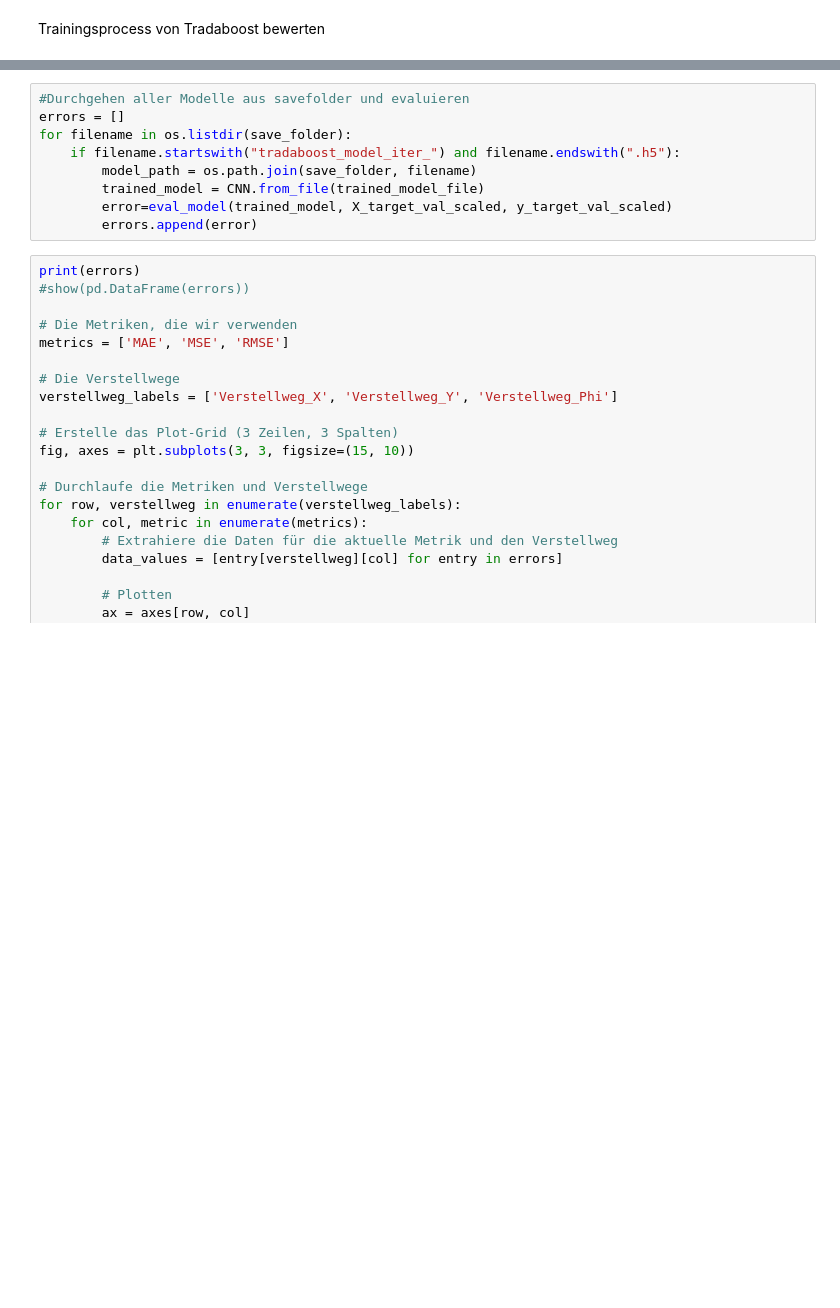
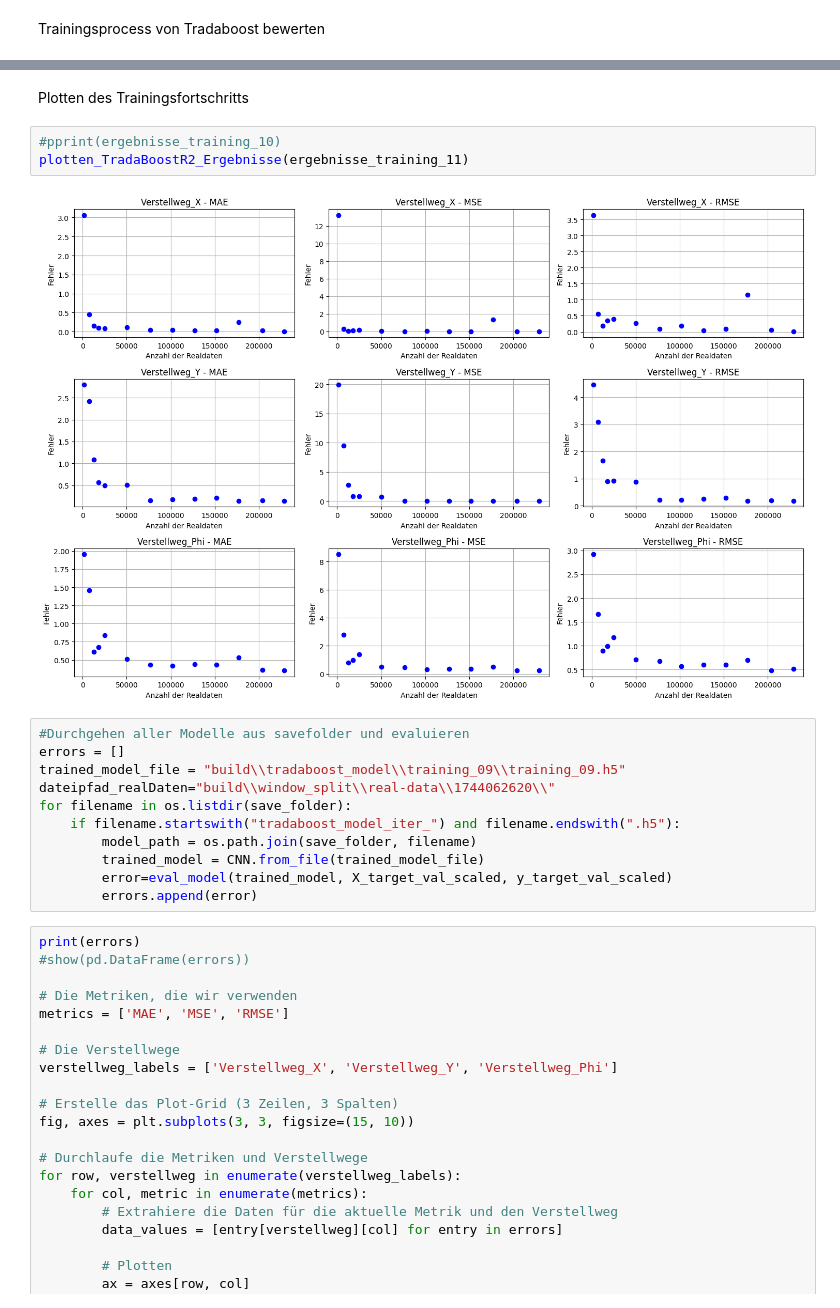
Before and after one commit to dkspindola/adp-machine-learning, a Jupyter notebook: domAdap_TradaBoostR2.ipynb, the cells around one changed output, grey strips where cells are left out. Cells and saved outputs as stored; diff of their text form; blank space fills up the shorter version.

```diff
--- a/domAdap_TradaBoostR2.ipynb
+++ b/domAdap_TradaBoostR2.ipynb
@@ -559,6 +823,15 @@ def eval_model(model, X_val, y_val):
+# %% [markdown]
+Plotten des Trainingsfortschritts
+# %%
+#pprint(ergebnisse_training_10)
+plotten_TradaBoostR2_Ergebnisse(ergebnisse_training_11)
+# %% [output]
+[figure, added]
 # %%
 #Durchgehen aller Modelle aus savefolder und evaluieren
 errors = []
+trained_model_file = "build\\tradaboost_model\\training_09\\training_09.h5"
+dateipfad_realDaten="build\\window_split\\real-data\\1744062620\\"
 for filename in os.listdir(save_folder):
     if filename.startswith("tradaboost_model_iter_") and filename.endswith(".h5"):
         model_path = os.path.join(save_folder, filename)
```
Also changed, not shown: parts of 22 cells of this notebook.
